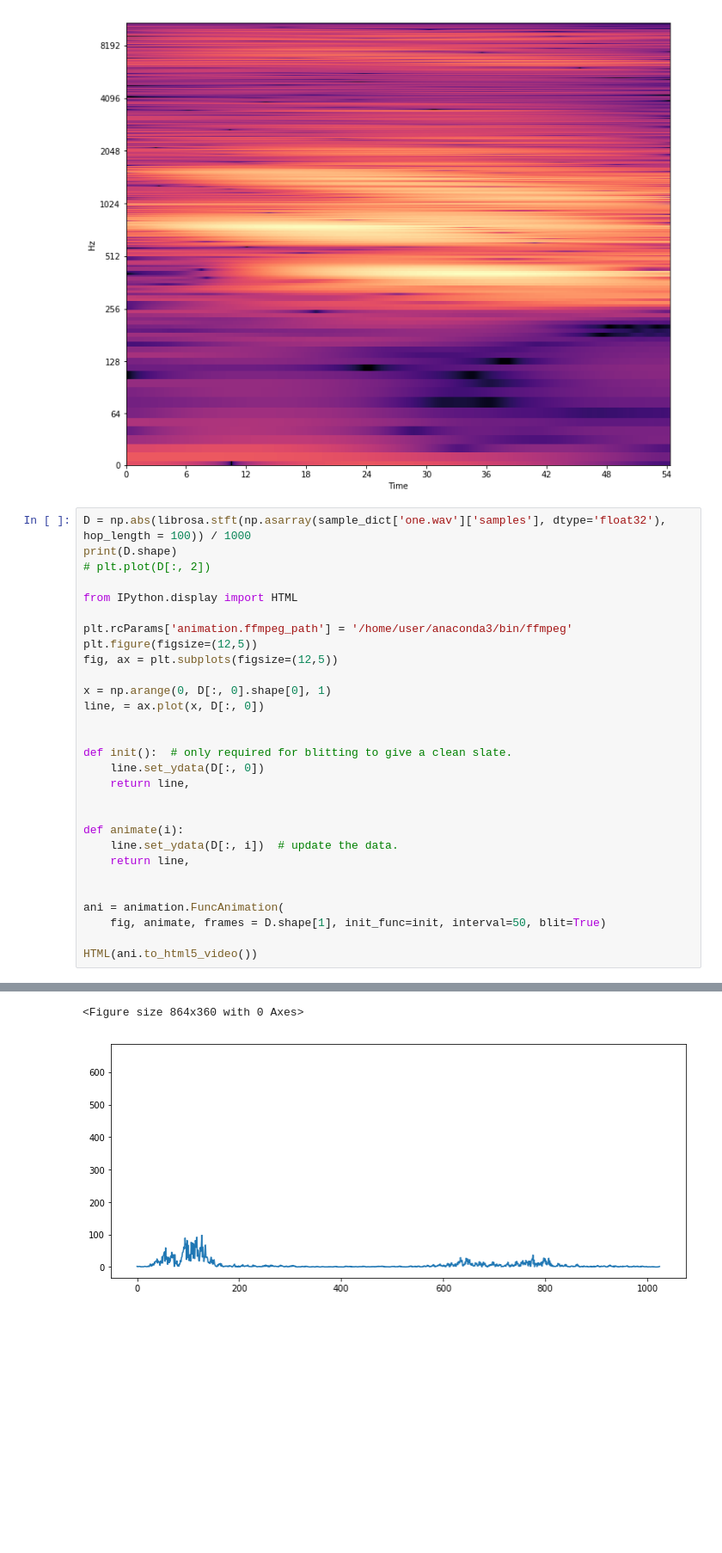
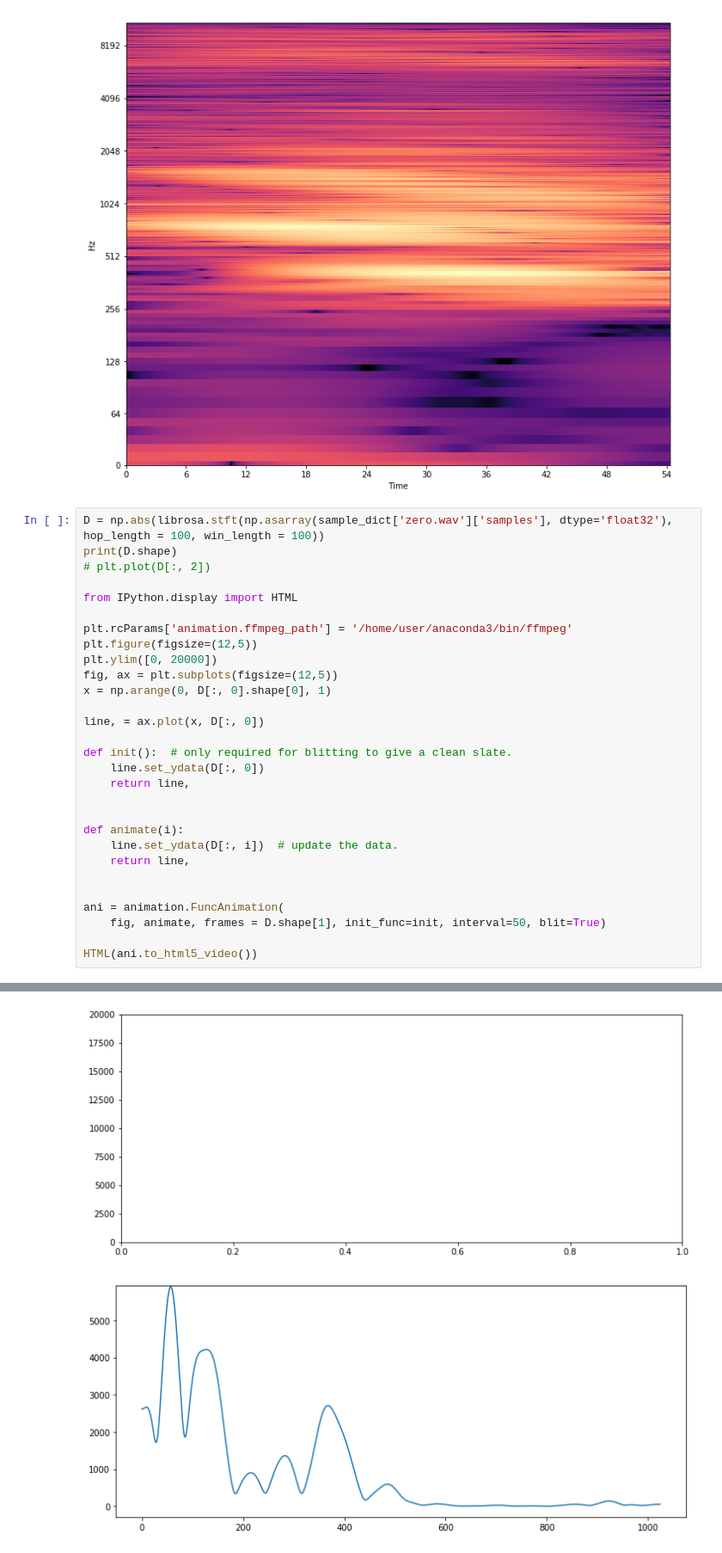
Before and after one commit to KyungjeCho/pattern-2, a Jupyter notebook: test.ipynb, the cells around one changed output, grey strips where cells are left out. Shown at 86% size. Saved outputs shown, nothing was run; the diff lists cells and outputs as text; blank space fills up the shorter version.

```diff
--- a/test.ipynb
+++ b/test.ipynb
@@ -235,7 +236,7 @@ librosa.display.specshow(librosa.amplitude_to_db(D,
 <matplotlib.axes._subplots.AxesSubplot at 0x...>
 [figure]
 # %%
-D = np.abs(librosa.stft(np.asarray(sample_dict['one.wav']['samples'], dtype='float32'), hop_length = 100)) / 1000
+D = np.abs(librosa.stft(np.asarray(sample_dict['zero.wav']['samples'], dtype='float32'), hop_length = 100, win_length = 100))
 print(D.shape)
 # plt.plot(D[:, 2])
 
@@ -243,11 +244,11 @@ from IPython.display import HTML
 
 plt.rcParams['animation.ffmpeg_path'] = '/home/user/anaconda3/bin/ffmpeg'
 plt.figure(figsize=(12,5))
+plt.ylim([0, 20000])
 fig, ax = plt.subplots(figsize=(12,5))
+x = np.arange(0, D[:, 0].shape[0], 1)
 
-x = np.arange(0, D[:, 0].shape[0], 1)
 line, = ax.plot(x, D[:, 0])
-
 
 def init():  # only required for blitting to give a clean slate.
     line.set_ydata(D[:, 0])
@@ -268,6 +269,6 @@ HTML(ani.to_html5_video())
 [interactive output not drawn]
-<Figure size 864x360 with 0 Axes>
-[figure, old version]
+[figure, new version]
+[figure, added]
 # %%
 D = np.abs(librosa.stft(np.asarray(sample_dict['one.wav']['samples'], dtype='float32'), hop_length = len(sample_dict['one.wav']['samples'])// 2)) / 1000
 D.shape
```
Also changed, not shown: parts of 3 cells of this notebook, 15 other files.
